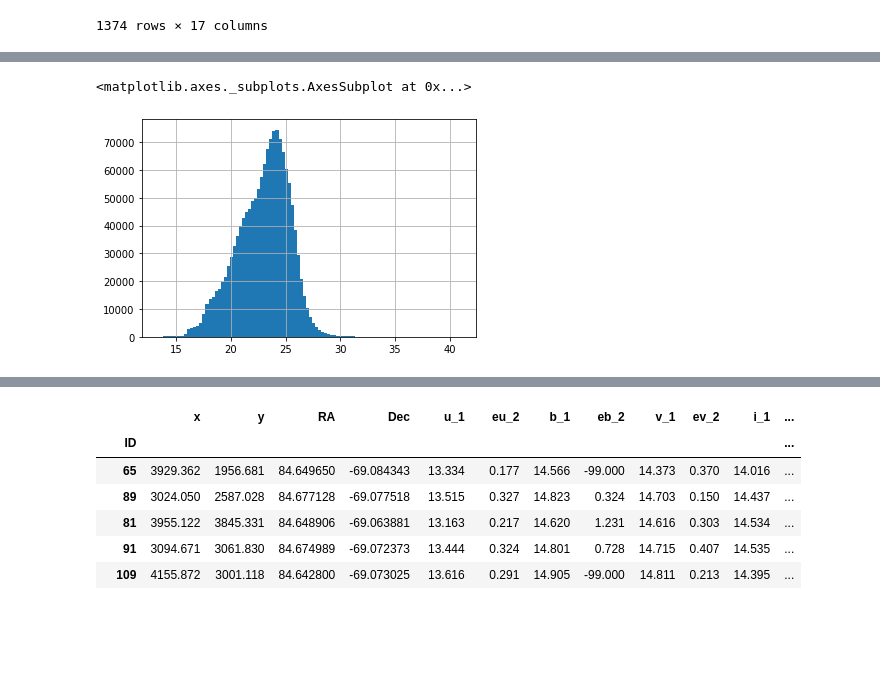
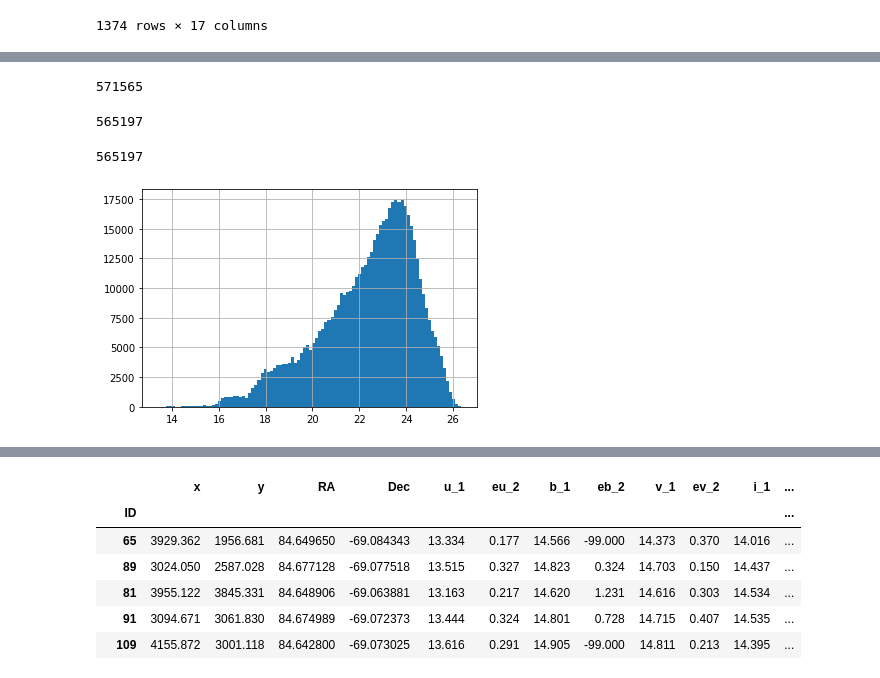
Before and after one commit to LuukOudshoorn25/HubbleVariableStars, a Jupyter notebook: IRAF/IRAF_Analysis.ipynb, the cells around one changed output, grey strips where cells are left out. Cells and saved outputs as stored; diff of their text form; code cells hidden in the pictures; blank space fills up the shorter version.

```diff
--- a/IRAF/IRAF_Analysis.ipynb
+++ b/IRAF/IRAF_Analysis.ipynb
@@ -83,5 +103,31 @@ phot_df = phot_df.set_index(['AssocID', 'Filter', 'T_Start']).sort_index()
+# %%
+def parallelize_dataframe(df, func):
+    df_split = np.array_split(df, 22)
+    pool = Pool(22)
+    df = pd.concat(pool.map(func, df_split))
+    pool.close()
+    pool.join()
+    return df
+# %%
+phot_df = parallelize_dataframe(phot_df, select_to_keep)
+# %%
+phot_df = phot_df[~phot_df['MAG'].isna()]
+phot_df = phot_df[~phot_df['MERR'].isna()]
+phot_df = phot_df[phot_df['MAG']<30]
+phot_df = phot_df[phot_df['MERR']<0.20]
+len(phot_df)
+# %% [output]
+571565
+# %%
+phot_df = phot_df[phot_df.groupby(['AssocID', 'Filter'])['MAG'].count() >= 3]
+len(phot_df)
+# %% [output]
+565197
+# %%
+phot_df = pd.merge(phot_df, all_stars_read[['RA', 'Dec']], left_on='AssocID', right_index=True)
 # %%
 phot_df['MAG'].hist(bins=100)
+len(phot_df)
 # %% [output]
-<matplotlib.axes._subplots.AxesSubplot at 0x...>
+565197
-[figure, old version]
+[figure, new version]
```
Also changed, not shown: parts of 64 cells of this notebook, 3 other files.
